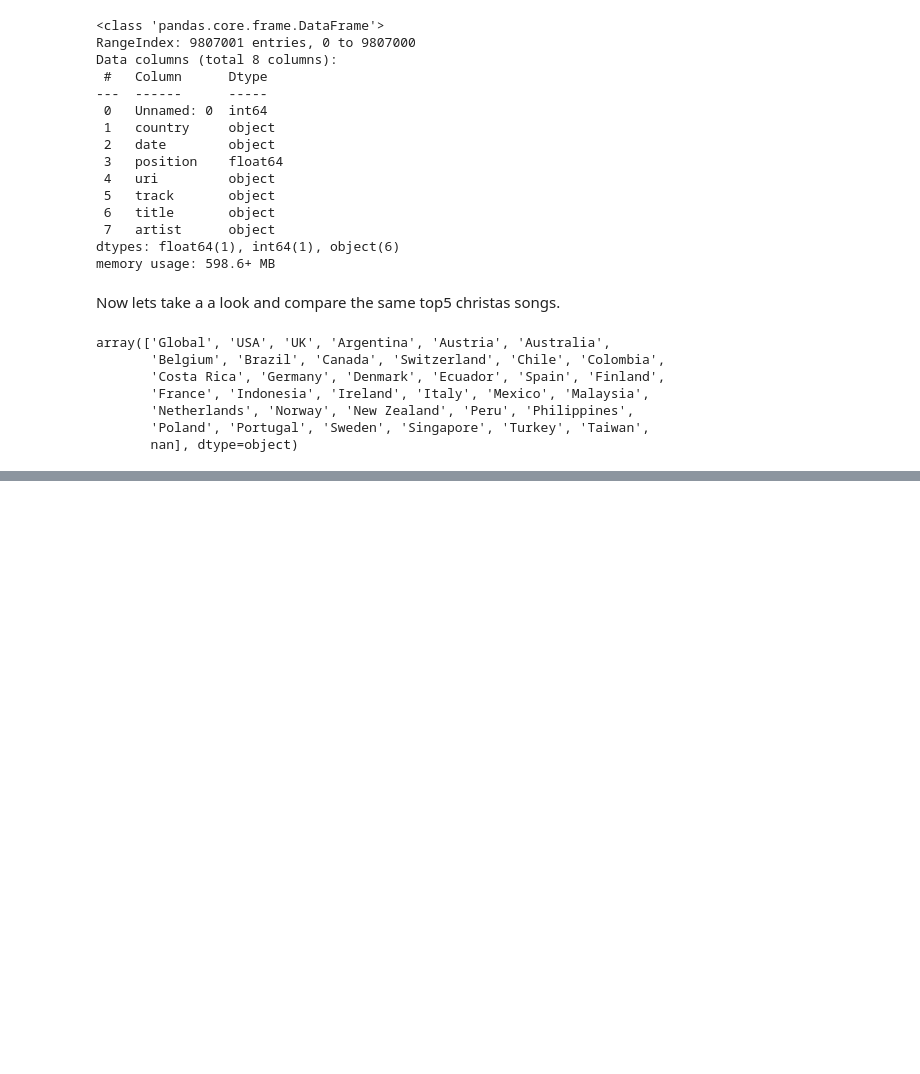
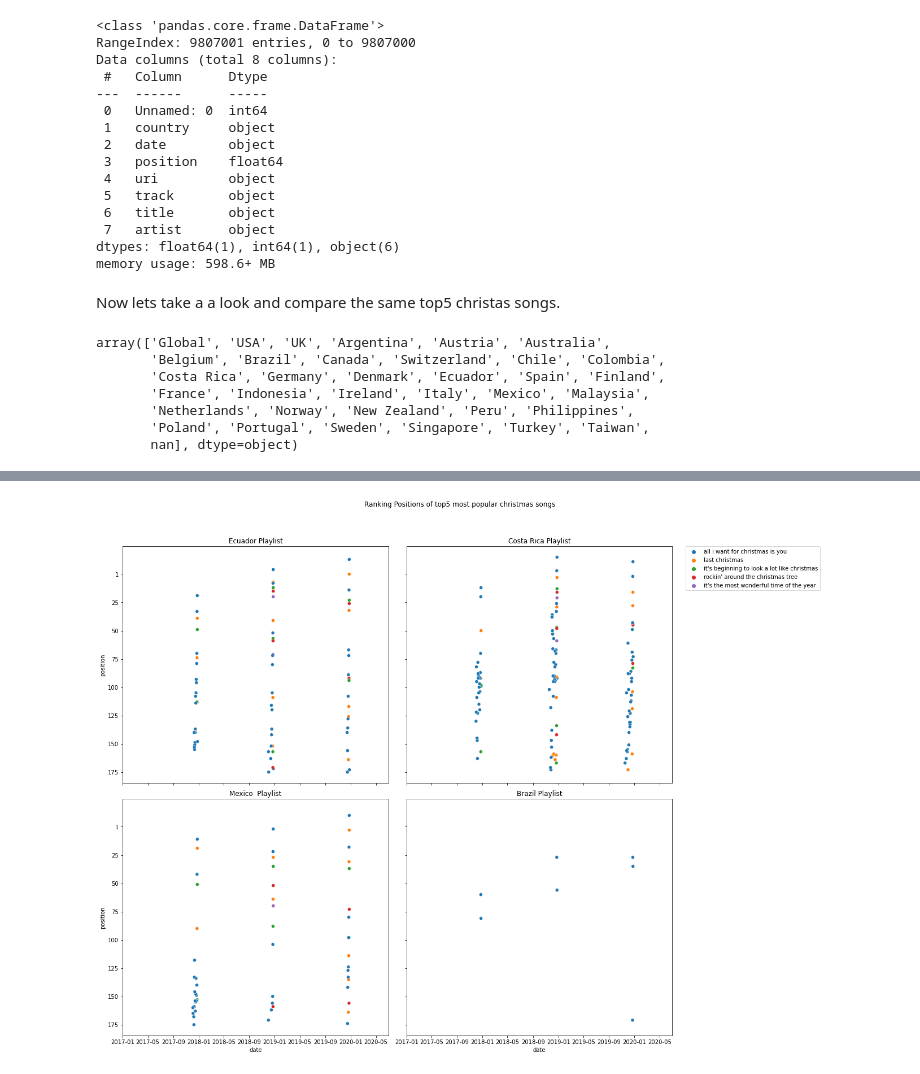
Before and after one commit to MaxiTrien/spotify-data-science-project, a Jupyter notebook: spotify-songs-eda-week4.ipynb, the cells around one changed output, grey strips where cells are left out. Drawn from its saved outputs; the diff is of its cells as text; code cells hidden in the pictures; blank space fills up the shorter version.

```diff
--- a/spotify-songs-eda-week4.ipynb
+++ b/spotify-songs-eda-week4.ipynb
@@ -235,0 +222,41 @@ Futher work: - Analzye seasonal patterns: Christmas songs or others
+# %%
+f, ax = plt.subplots(2, 2, figsize=(18, 14), sharex=True, sharey=True)
+
+sns.scatterplot(x='date', y='position', data=df_ecuador_christmas,
+                hue='title', ax=ax[0, 0])
+ax[0, 0].invert_yaxis()
+ax[0, 0].set_yticklabels(
+    ['', '1', '25', '50', '75', '100', '125', '150', '175', '200'])
+ax[0, 0].set_title('Ecuador Playlist')
+ax[0, 0].set(xlim=('2017-01', '2020-07'))
+
+sns.scatterplot(x='date', y='position', data=df_mexico_christmas,
+                hue='title', ax=ax[1, 0])
+ax[1, 0].set_yticklabels(['', '1', '25', '50', '75', '100',
+                          '125', '150', '175', '200'])
+ax[1, 0].set_title('Mexico  Playlist')
+ax[1, 0].set(xlim=('2017-01', '2020-07'))
+
+sns.scatterplot(x='date', y='position', data=df_brazil_christmas,
+                hue='title', ax=ax[1, 1])
+ax[1, 1].set_yticklabels(['', '1', '25', '50', '75', '100',
+                          '125', '150', '175', '200'])
+ax[1, 1].set_title('Brazil Playlist')
+ax[1, 1].set(xlim=('2017-01', '2020-07'))
+
+sns.scatterplot(x='date', y='position', data=df_costa_rica_christmas,
+                hue='title', ax=ax[0, 1])
+ax[0, 1].legend(bbox_to_anchor=(1.05, 1), loc='upper left', borderaxespad=0)
+ax[0, 1].set_yticklabels(['', '1', '25', '50', '75', '100',
+                          '125', '150', '175', '200'])
+ax[0, 1].set_title('Costa Rica Playlist')
+ax[0, 1].set(xlim=('2017-01', '2020-07'))
+
+ax[0, 0].get_legend().remove()
+ax[1, 0].get_legend().remove()
+ax[1, 1].get_legend().remove()
+f.suptitle('Ranking Positions of top5 most popular christmas songs')
+f.tight_layout()
+f.subplots_adjust(top=0.90)
+# %% [output]
+[figure, added]
```
Also changed, not shown: parts of 8 cells of this notebook.
